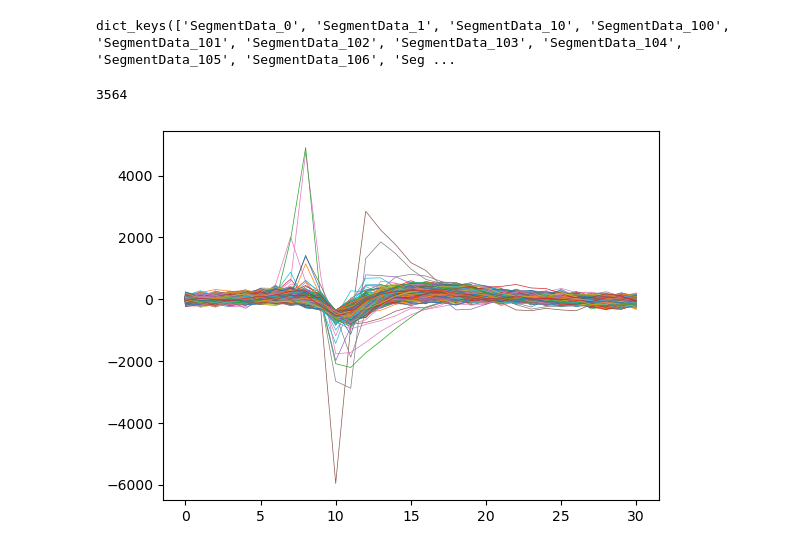
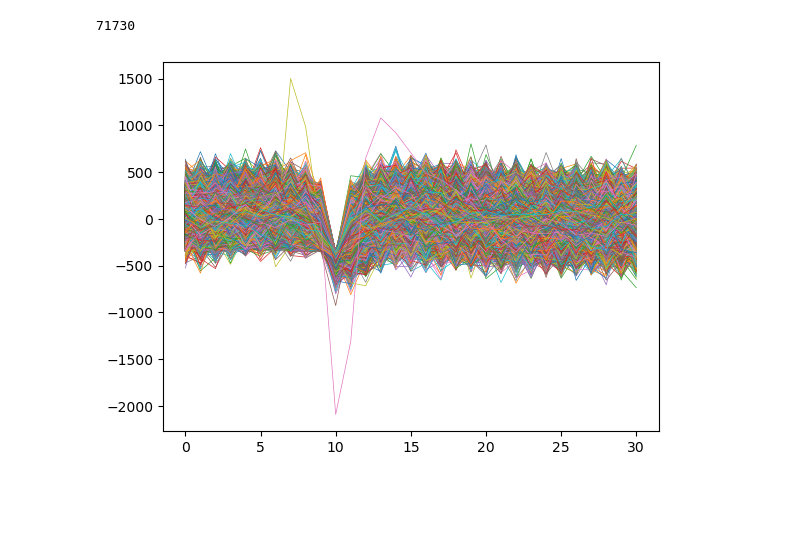
Before and after one commit to YeshuaGonzalez/T_proyect, a Jupyter notebook: FilePklCharge.ipynb, the cells around one changed output. Cells and saved outputs as stored; diff of their text form; code cells hidden in the pictures; blank space fills up the shorter version.

```diff
--- a/FilePklCharge.ipynb
+++ b/FilePklCharge.ipynb
@@ -5,21 +5,18 @@ import numpy as np
 import matplotlib.pyplot as plt
 # %%
 # Lectura en modo binario
-electrodes_pkl = open('CTR20211004s01.pckl','rb')
+name = "E:\\Servicio\\MEA2\\20211005\\H5\\SPK\\CTR20211005s02_SPK.pckl"
+electrodes_pkl = open(name,'rb')
 
 # Cargamos los datos del fichero
 electrodes = pickle.load(electrodes_pkl)
 electrodes_pkl.close()
-# %%
-print(electrodes.keys())
-# %% [output]
-dict_keys(['SegmentData_0', 'SegmentData_1', 'SegmentData_10', 'SegmentData_100', 'SegmentData_101', 'SegmentData_102', 'SegmentData_103', 'SegmentData_104', 'SegmentData_105', 'SegmentData_106', 'Seg ...
 # %%
-plt.plot(electrodes['SegmentData_68'].T,linewidth=0.5)
-print(len(electrodes['SegmentData_68']))
+plt.plot(electrodes['SegmentData_35'].T,linewidth=0.5)
+print(len(electrodes['SegmentData_35']))
 # %% [output]
-3564
+71730
-[figure, old version]
+[figure, new version]
 # %%
 # Uso de UMAP
 import umap
```
Also changed, not shown: parts of 5 cells of this notebook, 3 other files.
